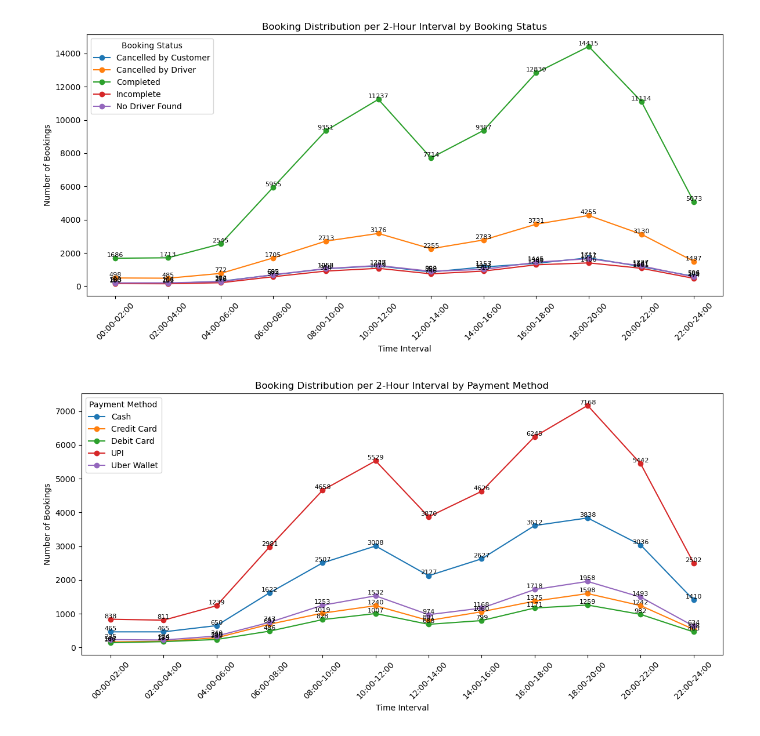
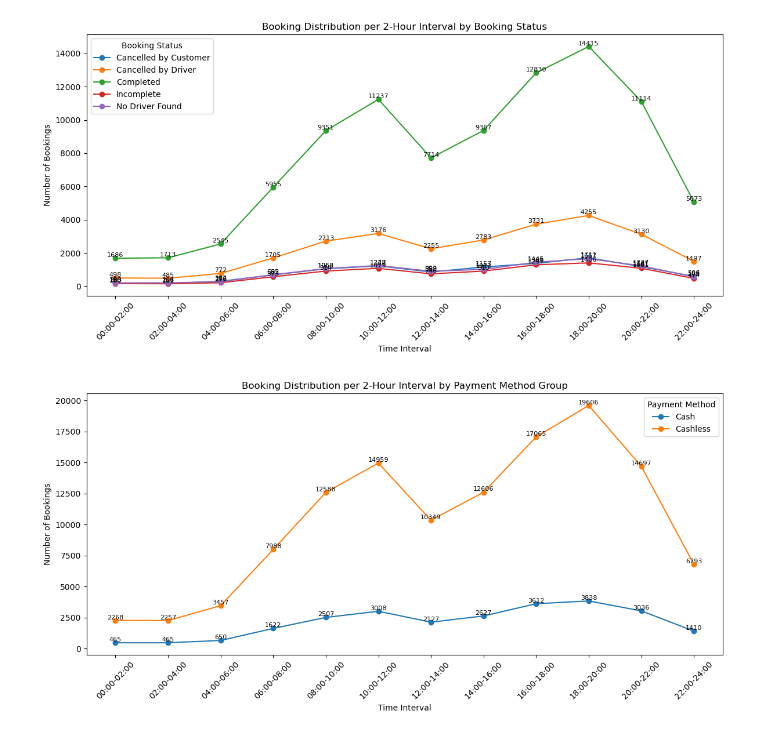
Before and after one commit to FlazeFy2/DS-Uber_Data_Analytics_Dashboard, a Jupyter notebook: exploratory data analysis-line.ipynb, the cells around one changed output. Saved outputs shown, nothing was run; the diff lists cells and outputs as text; code cells hidden in the pictures.

Commit message:
[DS] Exploratory Data Analysis (EDA) - Line Chart Booking per 2-Hour Interval per Payment Method Group

```diff
--- a/exploratory data analysis-line.ipynb
+++ b/exploratory data analysis-line.ipynb
@@ -85,39 +85,48 @@ import pandas as pd
 import matplotlib.pyplot as plt
 
 # Dataset
-# Exploratory Data Analysis (EDA) - Line Chart Booking per 2-Hour Interval per Payment Method
+# Exploratory Data Analysis (EDA) - Line Chart Booking per 2-Hour Interval per Payment Method Group
 df = pd.read_csv("ncr_ride_bookings.csv")
 
 # Convert Time column to datetime
 df["Time"] = pd.to_datetime(df["Time"], format="%H:%M:%S")
 
 # Extract hour
 df["Hour"] = df["Time"].dt.hour
 
 # Define 2-hour bins and labels
 bins = list(range(0, 25, 2))
 labels = [f"{str(h).zfill(2)}:00-{str(h+2).zfill(2)}:00" for h in bins[:-1]]
 
 # Group between 2-hour intervals
 df["Time Group"] = pd.cut(df["Hour"], bins=bins, labels=labels, right=False)
 
-# Count bookings per Payment Method per interval
-time_counts = df.groupby(["Time Group", "Payment Method"], observed=False).size().unstack(fill_value=0)
+# Categorize Payment
+def categorize_payment(payment):
+    if payment == "Cash":
+        return "Cash"
+    else:
+        return "Cashless"
+
+df["Payment Method Group"] = df["Payment Method"].apply(categorize_payment)
+
+# Count bookings per Payment Method Group per interval
+time_counts = df.groupby(["Time Group", "Payment Method Group"], observed=False).size().unstack(fill_value=0)
 
 # Line Chart
 plt.figure(figsize=(12, 6))
-for payment_method in time_counts.columns:
-    plt.plot(time_counts.index, time_counts[payment_method], marker='o', label=payment_method)
+for payment_method_group in time_counts.columns:
+    plt.plot(time_counts.index, time_counts[payment_method_group], marker='o', label=payment_method_group)
 # Add labels
-for payment_method in time_counts.columns:
-    for i, value in enumerate(time_counts[payment_method]):
+for payment_method_group in time_counts.columns:
+    for i, value in enumerate(time_counts[payment_method_group]):
         plt.text(i, value + 0.5, str(value), ha='center', va='bottom', fontsize=8)
-plt.title("Booking Distribution per 2-Hour Interval by Payment Method")
+plt.title("Booking Distribution per 2-Hour Interval by Payment Method Group")
 plt.xlabel("Time Interval")
 plt.ylabel("Number of Bookings")
 plt.xticks(rotation=45)
 plt.legend(title="Payment Method")
 plt.tight_layout()
 plt.show()
 # %% [output]
-[figure, old version]
+[figure, new version]
```
